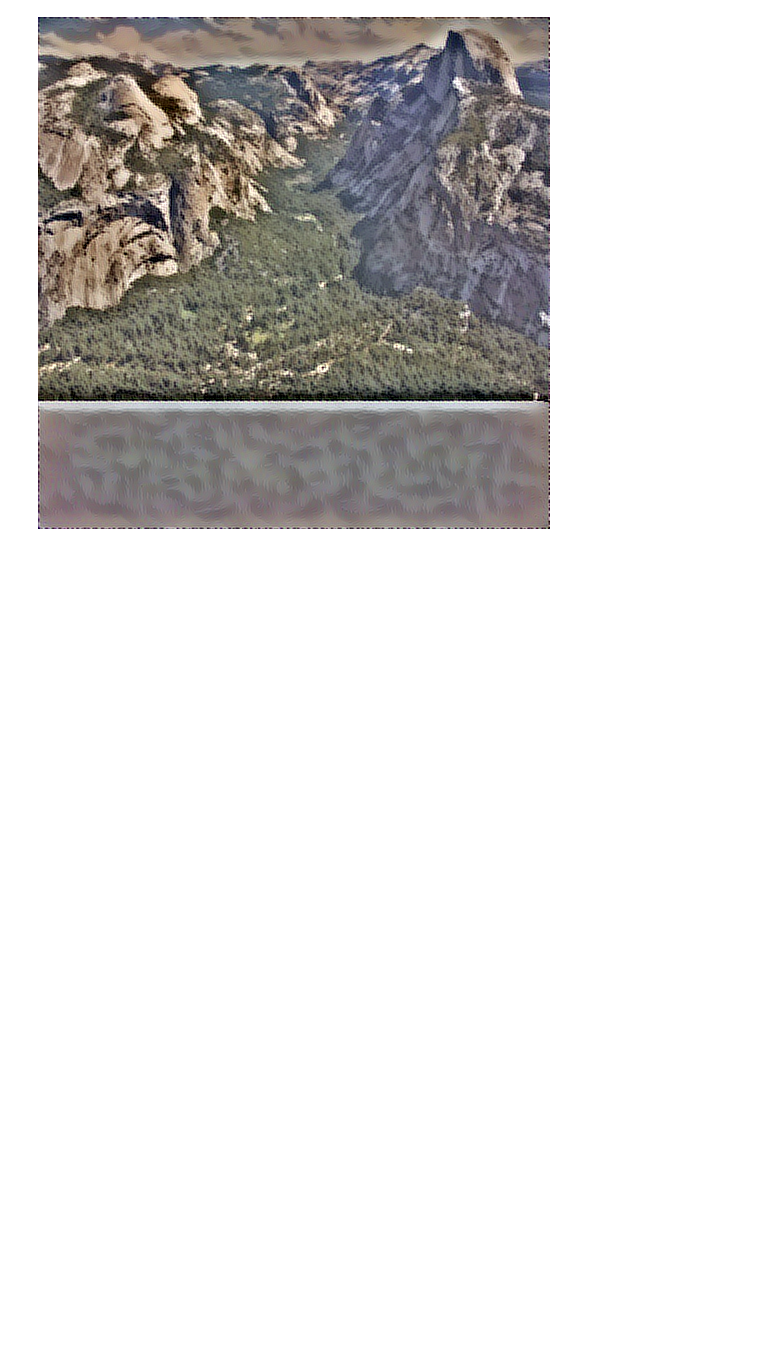
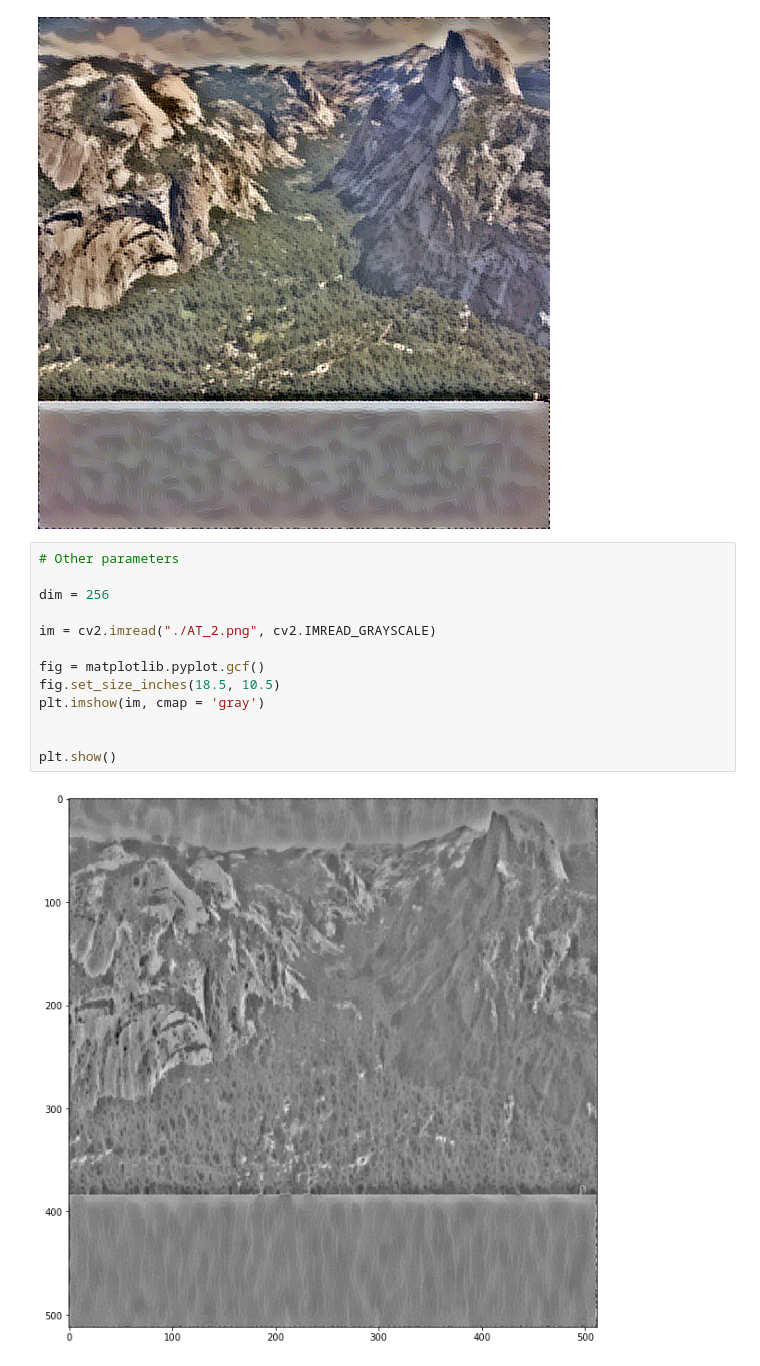
Before and after one commit to afcarl/TDI, a Jupyter notebook: AliDib_TDI_AT.ipynb, the cells around one changed output. Saved outputs shown, nothing was run; the diff lists cells and outputs as text; blank space fills up the shorter version.

```diff
--- a/AliDib_TDI_AT.ipynb
+++ b/AliDib_TDI_AT.ipynb
@@ -229,3 +229,18 @@ x = np.clip(x, 0, 255).astype('uint8')
 Image.fromarray(x)
 # %% [output]
 [figure]
+# %%
+# Other parameters
+
+dim = 256
+
+im = cv2.imread("./AT_2.png", cv2.IMREAD_GRAYSCALE)
+
+fig = matplotlib.pyplot.gcf()
+fig.set_size_inches(18.5, 10.5)
+plt.imshow(im, cmap = 'gray')
+
+
+plt.show()
+# %% [output]
+[figure, added]
```
